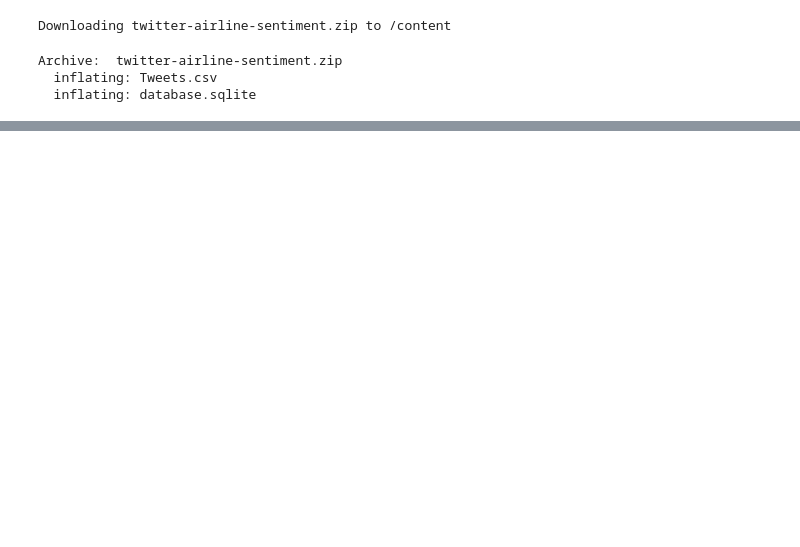
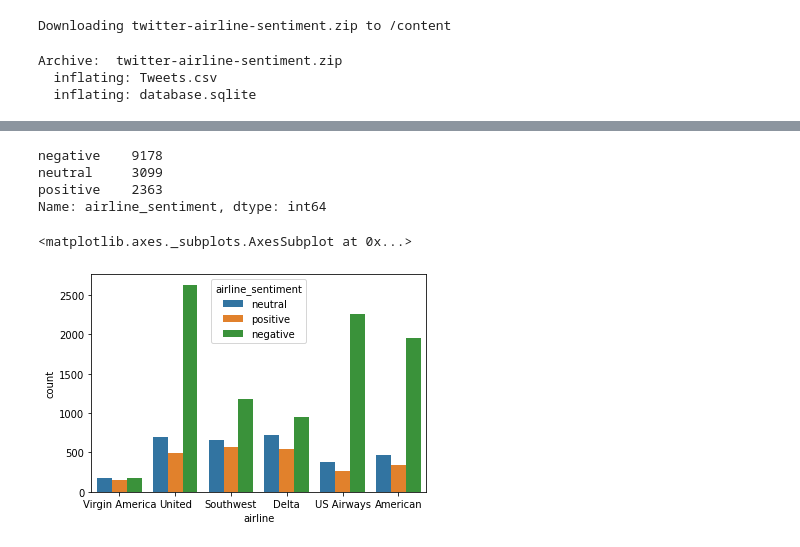
Before and after one commit to devshah21/Twitter-Sentiment-Analysis, a Jupyter notebook: Twitter_Sentiment_Analysis.ipynb, the cells around one changed output, grey strips where cells are left out. Cells and saved outputs as stored; diff of their text form; code cells hidden in the pictures; blank space fills up the shorter version.

```diff
--- a/Twitter_Sentiment_Analysis.ipynb
+++ b/Twitter_Sentiment_Analysis.ipynb
@@ -73,0 +103,12 @@ data.head()
+# %%
+data_['airline_sentiment'].value_counts()
+# %% [output]
+negative    9178
+neutral     3099
+positive    2363
+Name: airline_sentiment, dtype: int64
+# %%
+sns.countplot(x=data_['airline'],hue=data_['airline_sentiment'])
+# %% [output]
+<matplotlib.axes._subplots.AxesSubplot at 0x...>
+[figure, added]
```
Also changed, not shown: parts of 9 cells of this notebook.
